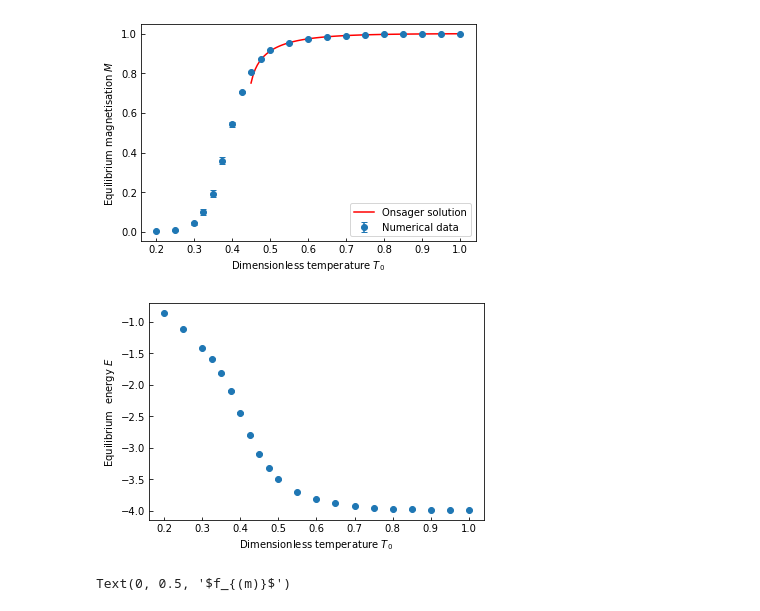
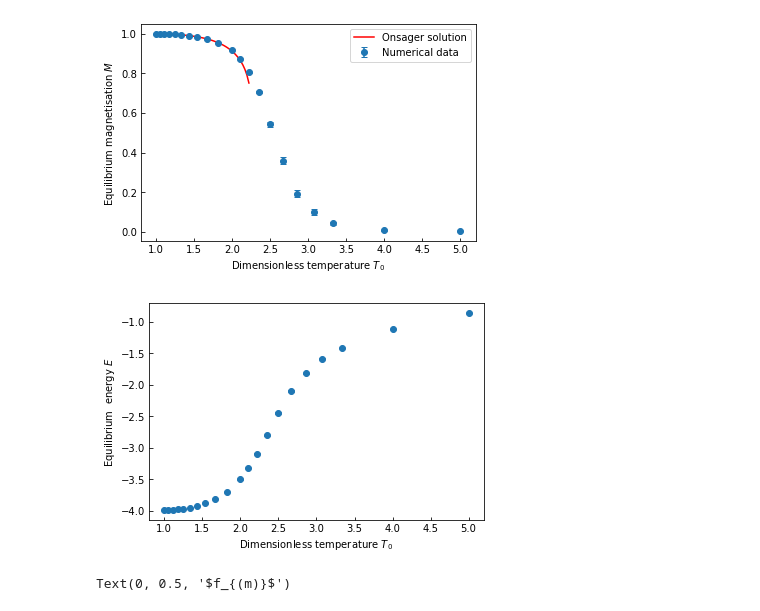
Before and after one commit to thomasbourke1/ising-model, a Jupyter notebook: task1.ipynb, the cells around one changed output. Cells and saved outputs as stored; diff of their text form; code cells hidden in the pictures.

Commit message:
fix dimensionless temperature scale

```diff
--- a/task1.ipynb
+++ b/task1.ipynb
@@ -31,6 +31,23 @@ beta_arrays = {}
 for beta, group in grouped_df:
     # Store the group as an array in the dictionary
     beta_arrays[beta] = group.to_numpy()
+# %%
+def temp_flipper(betas):
+    """
+    Converts a list of beta values to corresponding temperature values.
+
+    Parameters:
+    betas (list): A list of beta values.
+
+    Returns:
+    list: A list of temperature values corresponding to the given beta values.
+    """
+    T_0 = []
+    for i in range(len(betas)):
+        temp_T_0 = 1/betas[i]
+        T_0.append(temp_T_0)
+
+    return T_0
 # %%
 def plotter(depVar, col, sweepRange, plot=False, task4=False):
     """Function plot dependant variable against number of sweeps
@@ -49,6 +66,7 @@ def plotter(depVar, col, sweepRange, plot=False, task4=False):
 
     if task4:
         variance = []
+        variance_err = []
 
     for beta, array in beta_arrays.items():
 
@@ -119,7 +137,9 @@ def plotter(depVar, col, sweepRange, plot=False, task4=False):
         if task4:
             # calulates variance in dependant variable
             depVar_variance = np.mean(value_squares) - eqDepVar**2
+            depVar_variance_err = np.sqrt( (2* depVar_variance**4)/(max_seed-2) )
             variance.append(depVar_variance)
+            variance_err.append(depVar_variance_err)
 
 
 
@@ -128,7 +148,7 @@ def plotter(depVar, col, sweepRange, plot=False, task4=False):
         plt.show()
 
     if task4:
-        return betas, variance
+        return betas, variance, variance_err
     else:
         return betas, eqns, eqns_err
 # %%
@@ -153,31 +173,37 @@ for i in range(len(x_data)):
 # %%
 # task 2: calculate the equilibrium averages
 
 # magnetisation:
 betas = plotter("Magnetisation", 2, 50)[0]
 eqM = plotter("Magnetisation", 2, 50)[1]
 eqM_err = plotter("Magnetisation", 2, 50)[2]
 
-plt.errorbar(betas, eqM, yerr=eqM_err, fmt='o', capsize=3, label="Numerical data")
+T_0 = temp_flipper(betas)
 
-plt.plot(x_data, m_data, linestyle="-", label="Onsager solution", color="r")
+T_02 = temp_flipper(x_data)
+
+plt.errorbar(T_0, eqM, yerr=eqM_err, fmt='o', capsize=3, label="Numerical data")
+
+plt.plot(T_02, m_data, linestyle="-", label="Onsager solution", color="r")
 
 plt.legend()
 
 # Set tick parameters inwards
 plt.tick_params(axis='both', direction='in')
 plt.xlabel('Dimensionless temperature $T_0$')
 # plt.xlim(0, sweepRange)
 
 plt.ylabel("Equilibrium magnetisation $M$")
 plt.savefig("figures/task2_magnetisation.png")
 # %% [output]
-[figure, old version]
+[figure, new version]
 # %%
 # task 2 equilibrium averages: energy
 betas, eqE, eqE_err = plotter("Dimensionless energy $E$", 3, 50)
 
-plt.errorbar(betas, eqE, yerr=eqE_err, fmt='o', capsize=3)
+T_0 = temp_flipper(betas)
+
+plt.errorbar(T_0, eqE, yerr=eqE_err, fmt='o', capsize=3)
 
 # Set tick parameters inwards
 plt.tick_params(axis='both', direction='in')
@@ -188,7 +214,7 @@ plt.ylabel("Equilibrium  energy $E$")
 
 plt.savefig("figures/task2_energy.png")
 # %% [output]
-[figure, old version]
+[figure, new version]
 # %%
 plt.plot(eqM, eqM, marker='', linestyle="-", label="$f_{(m)}$ = m")
 
```
Also changed, not shown: parts of 1 cell of this notebook, 2 other files.
